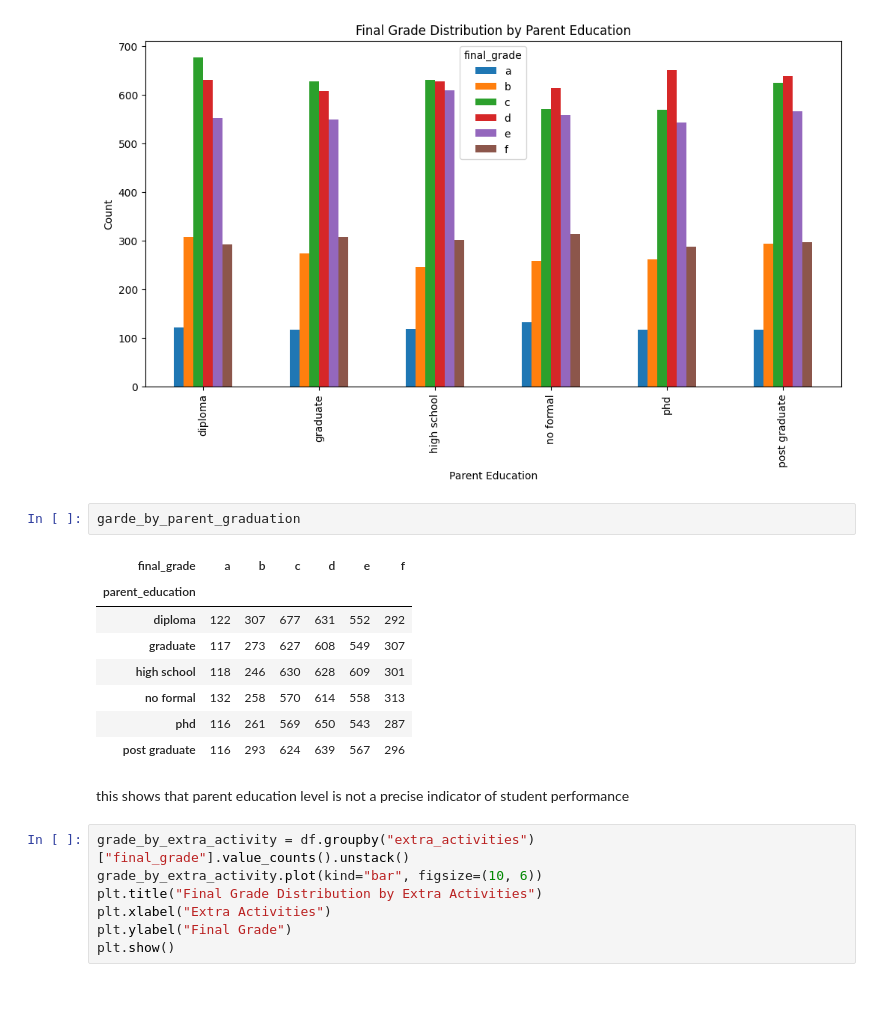
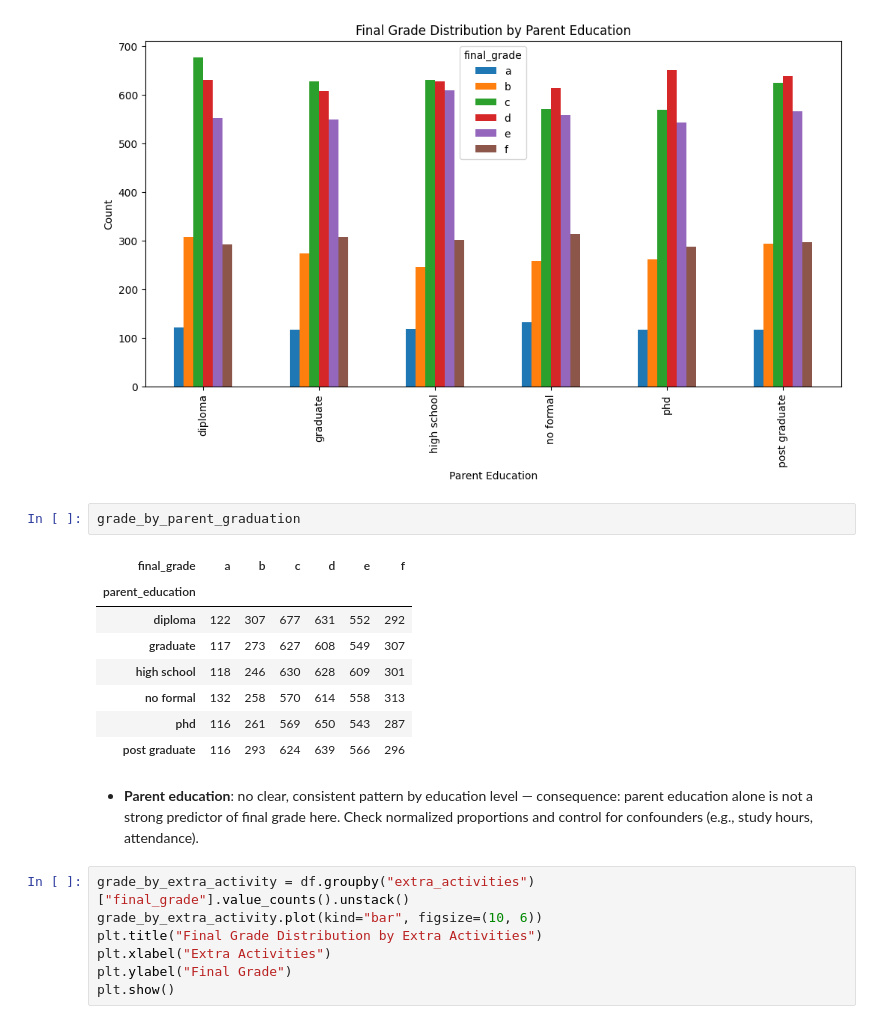
Before and after one commit to iiFouzi/Student-Preformance-Analysis, a Jupyter notebook: code/Student_analysis.ipynb, the cells around one changed output. Drawn from its saved outputs; the diff is of its cells as text; blank space fills up the shorter version.

```diff
--- a/code/Student_analysis.ipynb
+++ b/code/Student_analysis.ipynb
@@ -278,18 +278,18 @@ plt.show()
 # %% [output]
 [figure]
 # %%
-garde_by_parent_graduation
+grade_by_parent_graduation
 # %% [output]
 | final_grade | a | b | c | d | e | f |
 | parent_education |  |  |  |  |  |  |
 | diploma | 122 | 307 | 677 | 631 | 552 | 292 |
 | graduate | 117 | 273 | 627 | 608 | 549 | 307 |
 | high school | 118 | 246 | 630 | 628 | 609 | 301 |
 | no formal | 132 | 258 | 570 | 614 | 558 | 313 |
 | phd | 116 | 261 | 569 | 650 | 543 | 287 |
-| post graduate | 116 | 293 | 624 | 639 | 567 | 296 |
+| post graduate | 116 | 293 | 624 | 639 | 566 | 296 |
 # %% [markdown]
-this shows that parent education level is not a precise indicator of student performance
+- **Parent education**: no clear, consistent pattern by education level — consequence: parent education alone is not a strong predictor of final grade here. Check normalized proportions and control for confounders (e.g., study hours, attendance).
 # %%
 grade_by_extra_activity = df.groupby("extra_activities")["final_grade"].value_counts().unstack()
 grade_by_extra_activity.plot(kind="bar", figsize=(10, 6))
```
Also changed, not shown: parts of 5 cells of this notebook, 2 other files.
